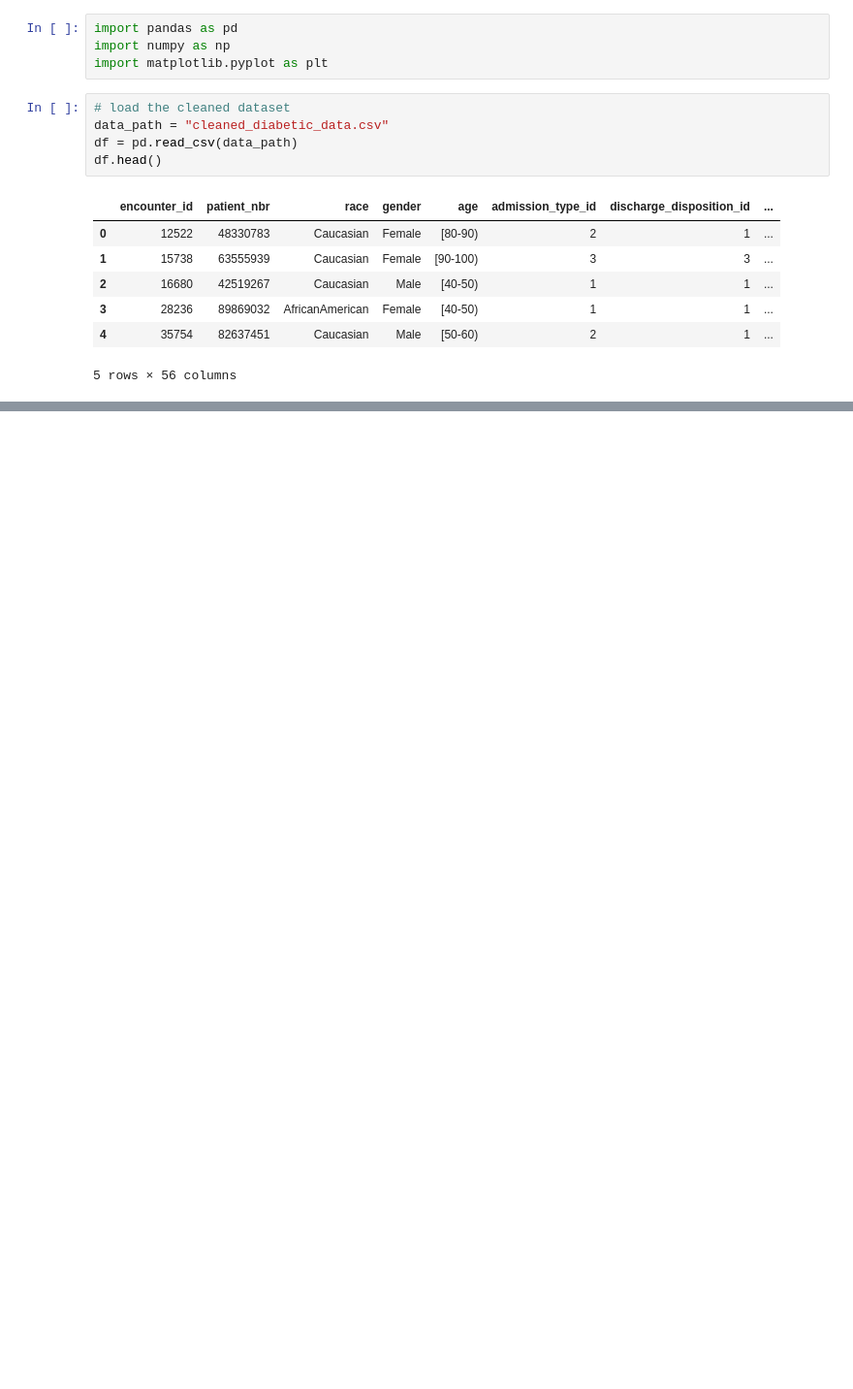
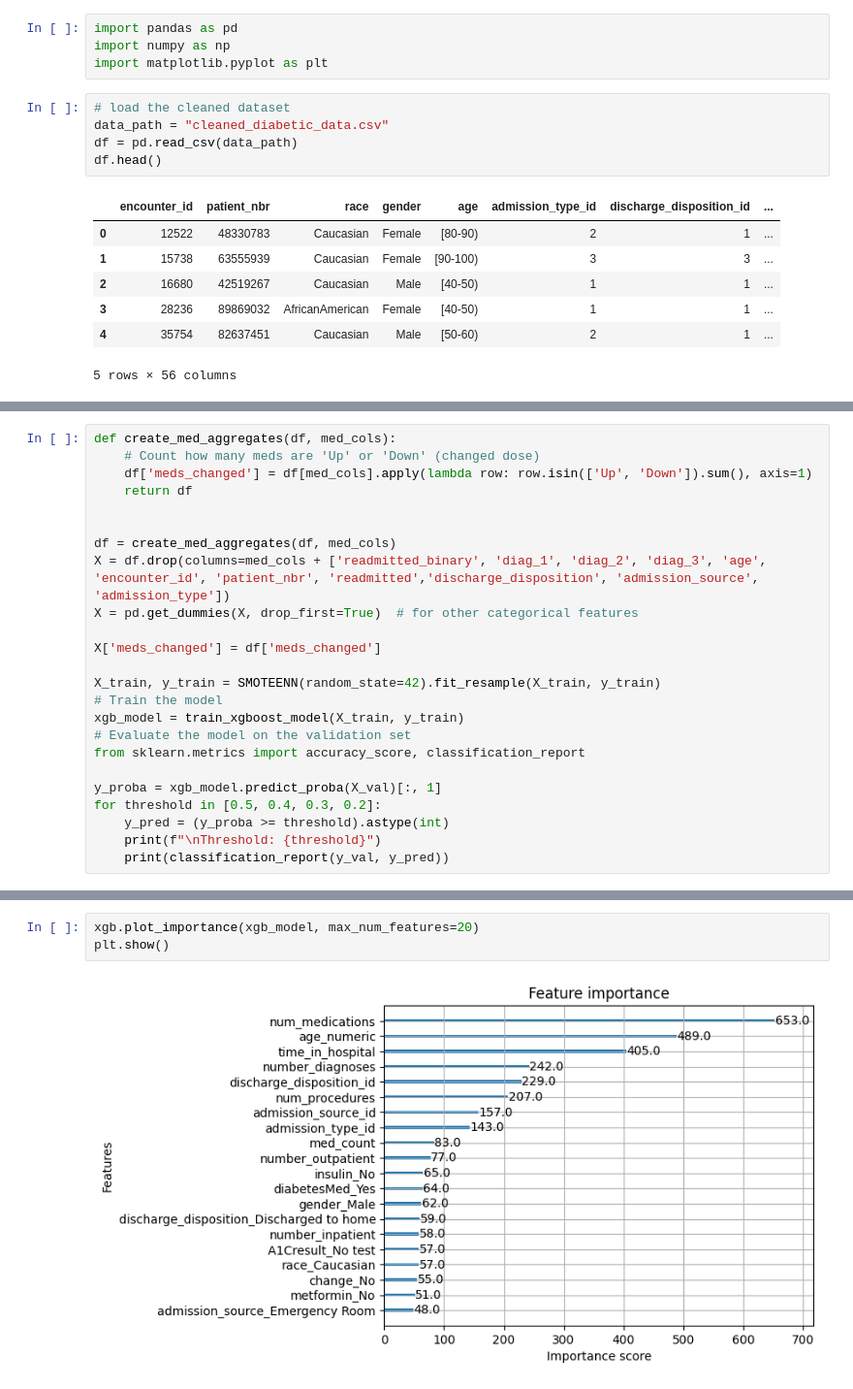
Before and after one commit to boskya/aai510-group1-diabetes-admissions, a Jupyter notebook: xgboost.ipynb, the cells around one changed output, grey strips where cells are left out. Shown: that part at 97% size. Saved outputs shown, nothing was run; the diff lists cells and outputs as text; blank space fills up the shorter version.

```diff
--- a/xgboost.ipynb
+++ b/xgboost.ipynb
@@ -61,0 +107,24 @@ ValueError: DataFrame.dtypes for data must be int, float, bool or category. When
+# %%
+def create_med_aggregates(df, med_cols):
+    # Count how many meds are 'Up' or 'Down' (changed dose)
+    df['meds_changed'] = df[med_cols].apply(lambda row: row.isin(['Up', 'Down']).sum(), axis=1)
+    return df
+
+
+df = create_med_aggregates(df, med_cols)
+X = df.drop(columns=med_cols + ['readmitted_binary', 'diag_1', 'diag_2', 'diag_3', 'age', 'encounter_id', 'patient_nbr', 'readmitted','discharge_disposition', 'admission_source', 'admission_type'])
+X = pd.get_dummies(X, drop_first=True)  # for other categorical features
+
+X['meds_changed'] = df['meds_changed']
+
+X_train, y_train = SMOTEENN(random_state=42).fit_resample(X_train, y_train)
+# Train the model
+xgb_model = train_xgboost_model(X_train, y_train)
+# Evaluate the model on the validation set
+from sklearn.metrics import accuracy_score, classification_report
+
+y_proba = xgb_model.predict_proba(X_val)[:, 1]
+for threshold in [0.5, 0.4, 0.3, 0.2]:
+    y_pred = (y_proba >= threshold).astype(int)
+    print(f"\nThreshold: {threshold}")
+    print(classification_report(y_val, y_pred))
@@ -61,0 +149,5 @@ ValueError: DataFrame.dtypes for data must be int, float, bool or category. When
+# %%
+xgb.plot_importance(xgb_model, max_num_features=20)
+plt.show()
+# %% [output]
+[figure, added]
```
Also changed, not shown: parts of 5 cells of this notebook.
